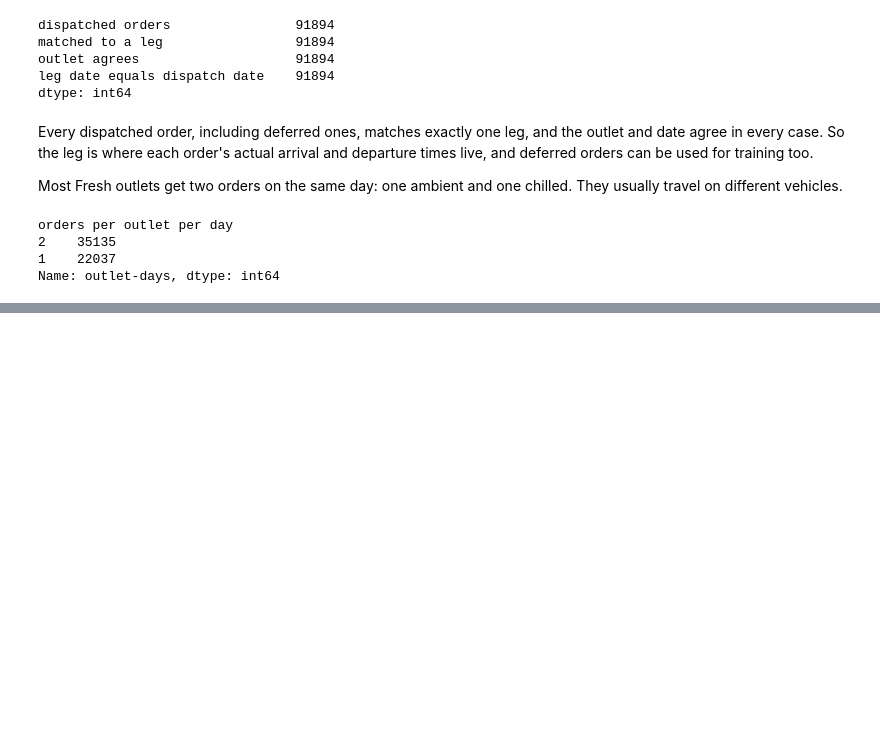
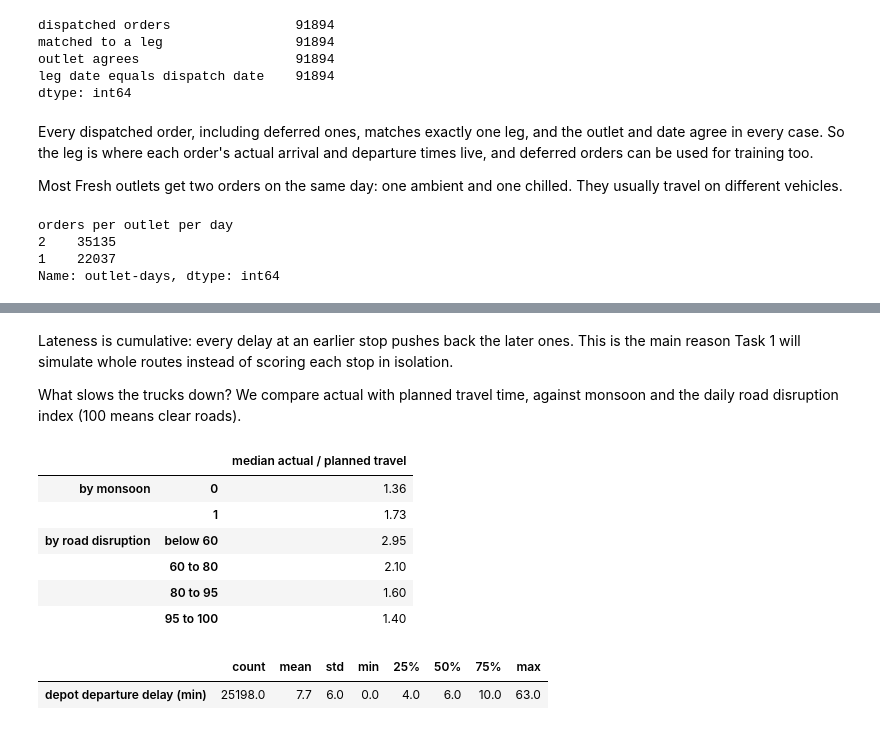
Before and after one commit to sameera-ekanayaka/Xora_Datathon, a Jupyter notebook: notebooks/01_data_understanding.ipynb, the cells around one changed output, grey strips where cells are left out. Saved outputs shown, nothing was run; the diff lists cells and outputs as text; code cells hidden in the pictures; blank space fills up the shorter version.

```diff
--- a/notebooks/01_data_understanding.ipynb
+++ b/notebooks/01_data_understanding.ipynb
@@ -223,0 +274,27 @@ Name: outlet-days, dtype: int64
+# %% [markdown]
+Lateness is cumulative: every delay at an earlier stop pushes back the later ones. This is the main reason Task 1 will simulate whole routes instead of scoring each stop in isolation.
+
+What slows the trucks down? We compare actual with planned travel time, against monsoon and the daily road disruption index (100 means clear roads).
+# %%
+j = j.merge(road, on=["district", "date"], how="left")
+j["travel_ratio"] = j.actual_travel_duration_min / j.planned_travel_duration_min.clip(lower=1)
+j["disruption_band"] = pd.cut(j.disruption_index, [0, 60, 80, 95, 100], labels=["below 60", "60 to 80", "80 to 95", "95 to 100"])
+
+pd.concat({
+    "by monsoon": j.groupby("monsoon").travel_ratio.median(),
+    "by road disruption": j.groupby("disruption_band", observed=True).travel_ratio.median(),
+}).round(2).rename("median actual / planned travel").to_frame()
+# %% [output]
+|  |  | median actual / planned travel |
+| by monsoon | 0 | 1.36 |
+|  | 1 | 1.73 |
+| by road disruption | below 60 | 2.95 |
+|  | 60 to 80 | 2.10 |
+|  | 80 to 95 | 1.60 |
+|  | 95 to 100 | 1.40 |
+# %%
+first_stop = j[j.seq == 0]
+(first_stop.actual_depart_time_min - first_stop.planned_depart_time_min).describe().round(1).rename("depot departure delay (min)").to_frame().T
+# %% [output]
+|  | count | mean | std | min | 25% | 50% | 75% | max |
+| depot departure delay (min) | 25198.0 | 7.7 | 6.0 | 0.0 | 4.0 | 6.0 | 10.0 | 63.0 |
```
Also changed, not shown: parts of 6 cells of this notebook.
